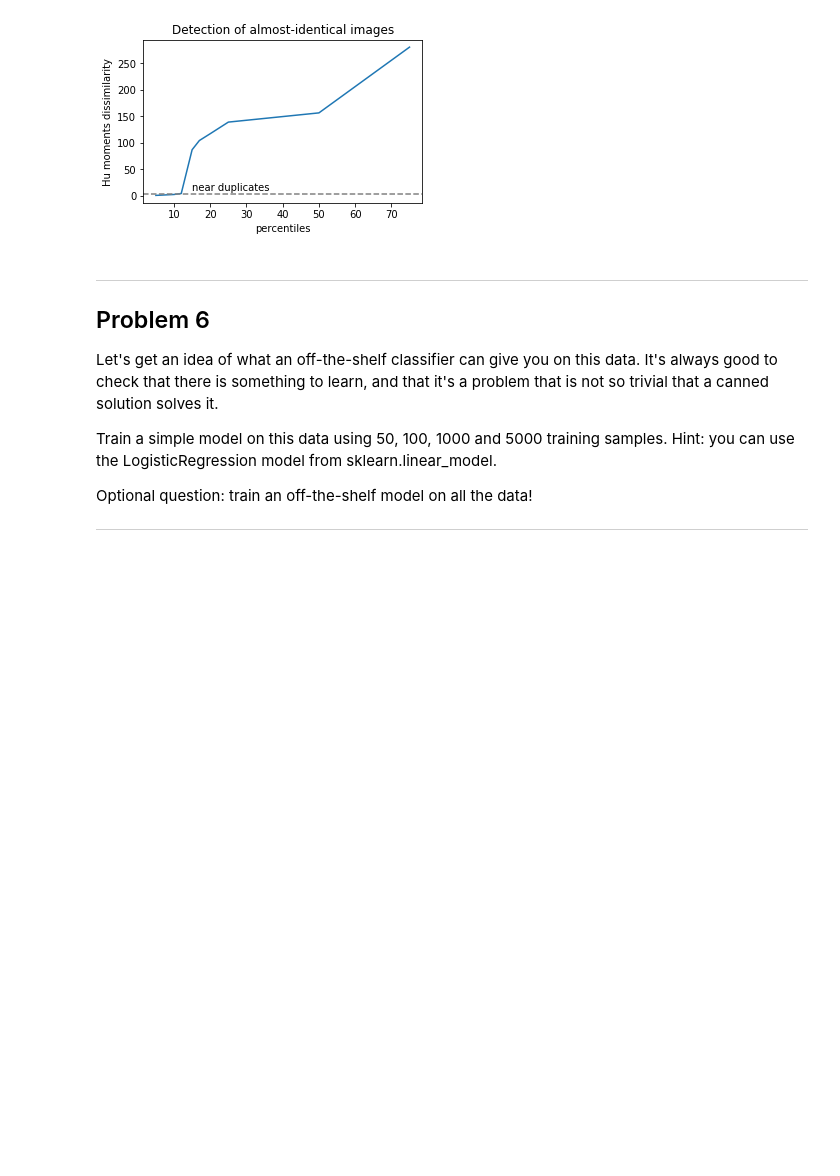
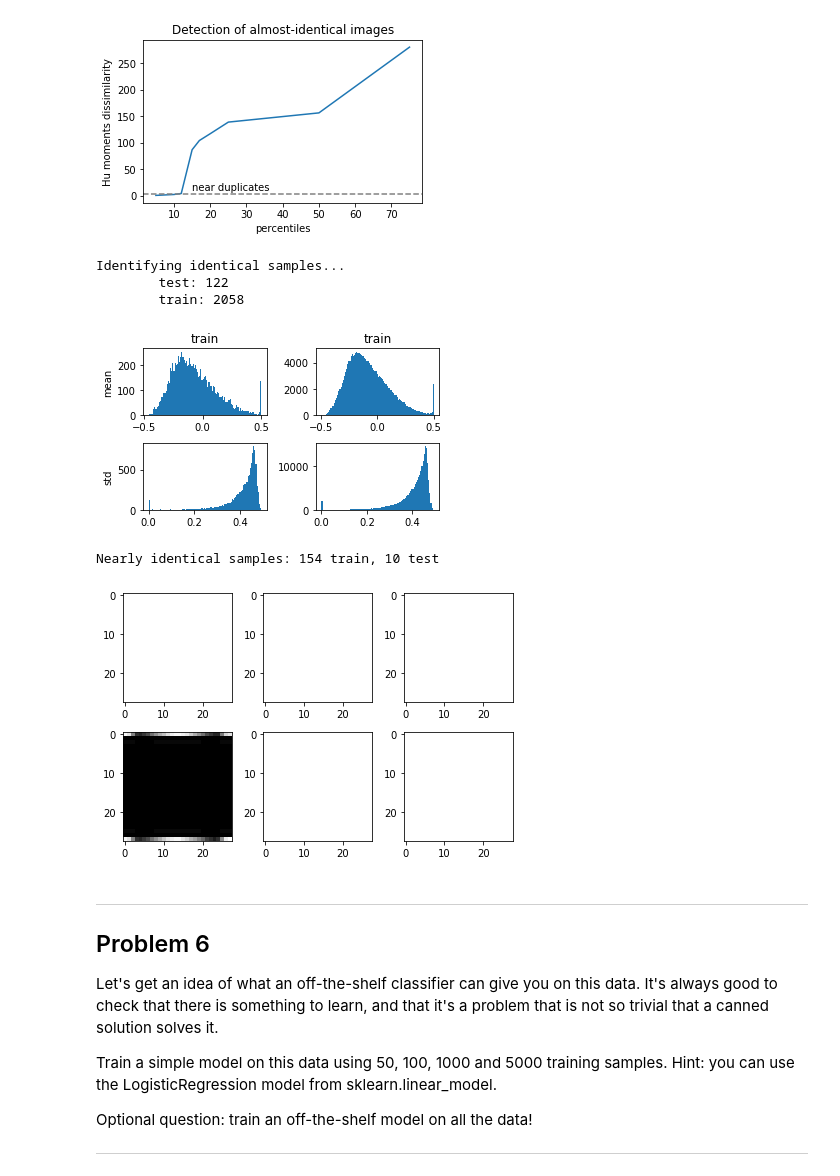
Before and after one commit to slipnitskaya/deep-learning-tensorflow-ud730, a Jupyter notebook: 1_notmnist.ipynb, the cells around one changed output. Cells and saved outputs as stored; diff of their text form; code cells hidden in the pictures; blank space fills up the shorter version.

Commit message:
identify near-duplicate images, visualize results

```diff
--- a/1_notmnist.ipynb
+++ b/1_notmnist.ipynb
@@ -489,6 +489,58 @@ plt.ylabel('Hu moments dissimilarity')
 plt.show()
 # %% [output]
 [figure]
+# %%
+print('Identifying identical samples...')
+mean_img = dict()
+std_img = dict()
+for splitname, dataset in zip(['test', 'train'], [test_dataset, train_dataset]):
+    mean_img[splitname] = np.mean(dataset, axis=(1, -1))
+    std_img[splitname] = np.std(dataset, axis=(1, -1))
+    print(f'\t{splitname}: {np.sum(std_img[splitname] == 0)}')
+# %% [output]
+Identifying identical samples...
+        test: 122
+        train: 2058
+# %%
+fig, ax = plt.subplots(2,2, figsize=(5, 3))
+for i, splitname in enumerate(['test', 'train']):
+    ax[0, 0].set_title(splitname)
+    ax[0, 1].set_title(splitname)
+    ax[0, 0].set_ylabel('mean')
+    ax[1, 0].set_ylabel('std')
+    ax[0, i].hist(mean_img[splitname], bins=100)
+    ax[1, i].hist(std_img[splitname], bins=100)
+plt.tight_layout()
+plt.show()
+
+threshold_std = 0.02
+threshold_mean = 0.47
+
+cond_dupl_train = (mean_img['train'] > threshold) & (std_img['train'] < threshold_std)
+cond_dupl_test = (mean_img['test'] > threshold) & (std_img['test'] < threshold_std)
+
+near_dupl_train = train_dataset[cond_dupl_train]
+near_dupl_test = test_dataset[cond_dupl_test]
+
+print('Nearly identical samples: {} train, {} test'.format(
+    np.sum(cond_dupl_train) - np.sum(std_img["train"] == 0), np.sum(cond_dupl_test) - np.sum(std_img["test"] == 0))
+     )
+
+n_rows, n_cols = 2, 3
+ids_train = random.sample(list(near_dupl_train), n_cols)
+ids_test = random.sample(list(near_dupl_test), n_cols)
+
+fig, axs = plt.subplots(n_rows, n_cols)
+for i in range(n_rows):
+    for j in range(n_cols):
+        axs[0, j].imshow(ids_train[j].astype(np.float32), cmap='binary')
+        axs[1, j].imshow(ids_test[j].astype(np.float32), cmap='binary')
+plt.tight_layout()
+plt.show()
+# %% [output]
+[figure, added]
+Nearly identical samples: 154 train, 10 test
+[figure, added]
 # %% [markdown]
 ---
 Problem 6
```
